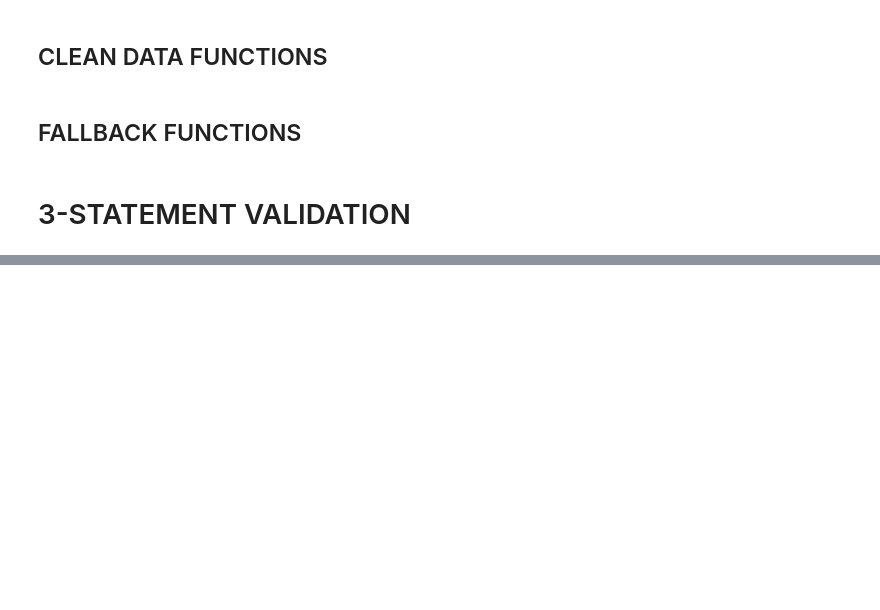
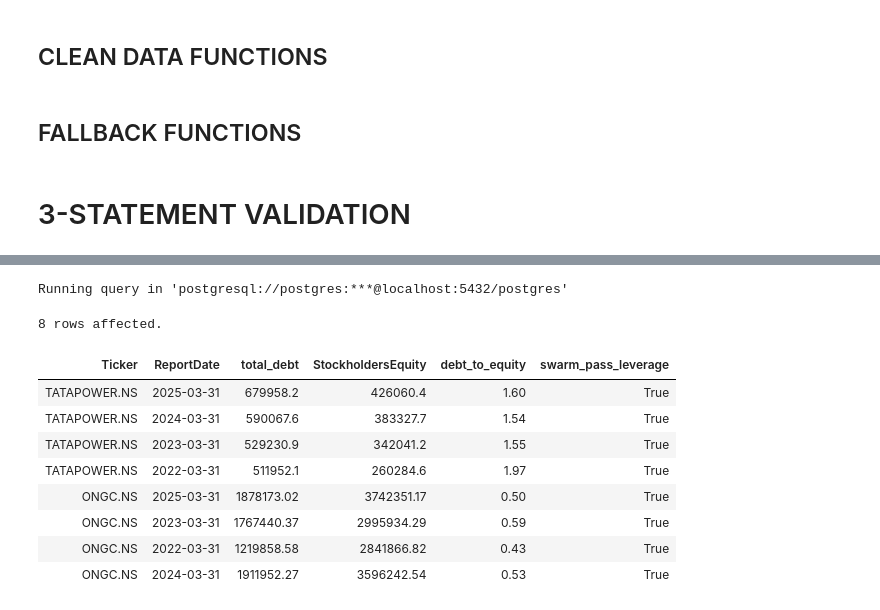
Before and after one commit to ashishmaharana188/financial_ETL_project, a Jupyter notebook: statementScrape.ipynb, the cells around one changed output, grey strips where cells are left out. Saved outputs shown, nothing was run; the diff lists cells and outputs as text; code cells hidden in the pictures; blank space fills up the shorter version.

```diff
--- a/statementScrape.ipynb
+++ b/statementScrape.ipynb
@@ -1991,0 +2125,49 @@ display(dfCS)
+# %%
+%%sql
+SELECT
+    "Ticker",
+    "ReportDate",
+
+    -- 1. Extract the Core Components
+    (COALESCE("CurrentDebtAndCapitalLeaseObligation", 0) +
+     COALESCE("LongTermDebtAndCapitalLeaseObligation", 0)) AS total_debt,
+
+    "StockholdersEquity",
+
+    -- 2. The Raw D/E Ratio
+    -- We filter out <= 0 equity because negative equity mathematically means
+    -- the company is technically insolvent (liabilities > assets).
+    CASE
+        WHEN "StockholdersEquity" IS NULL OR "StockholdersEquity" <= 0 THEN NULL
+        ELSE ROUND(
+            (COALESCE("CurrentDebtAndCapitalLeaseObligation", 0) +
+             COALESCE("LongTermDebtAndCapitalLeaseObligation", 0)) / "StockholdersEquity"
+        , 2)
+    END AS debt_to_equity,
+
+    -- 3. Swarm Target Flag (Passes if Debt is less than 2x Equity)
+    CASE
+        WHEN "StockholdersEquity" IS NULL OR "StockholdersEquity" <= 0 THEN FALSE
+        WHEN (
+            (COALESCE("CurrentDebtAndCapitalLeaseObligation", 0) +
+             COALESCE("LongTermDebtAndCapitalLeaseObligation", 0)) / "StockholdersEquity"
+        ) < 2.0 THEN TRUE
+        ELSE FALSE
+    END AS swarm_pass_leverage
+
+FROM
+    yearly_balance_sheet
+WHERE
+    "Ticker" IN ('TATAPOWER.NS', 'ONGC.NS');
+# %% [output]
+Running query in 'postgresql://postgres:***@localhost:5432/postgres'
+8 rows affected.
+| Ticker | ReportDate | total_debt | StockholdersEquity | debt_to_equity | swarm_pass_leverage |
+| TATAPOWER.NS | 2025-03-31 | 679958.2 | 426060.4 | 1.60 | True |
+| TATAPOWER.NS | 2024-03-31 | 590067.6 | 383327.7 | 1.54 | True |
+| TATAPOWER.NS | 2023-03-31 | 529230.9 | 342041.2 | 1.55 | True |
+| TATAPOWER.NS | 2022-03-31 | 511952.1 | 260284.6 | 1.97 | True |
+| ONGC.NS | 2025-03-31 | 1878173.02 | 3742351.17 | 0.50 | True |
+| ONGC.NS | 2023-03-31 | 1767440.37 | 2995934.29 | 0.59 | True |
+| ONGC.NS | 2022-03-31 | 1219858.58 | 2841866.82 | 0.43 | True |
+| ONGC.NS | 2024-03-31 | 1911952.27 | 3596242.54 | 0.53 | True |
```
Also changed, not shown: parts of 13 cells of this notebook, 1 other file.
